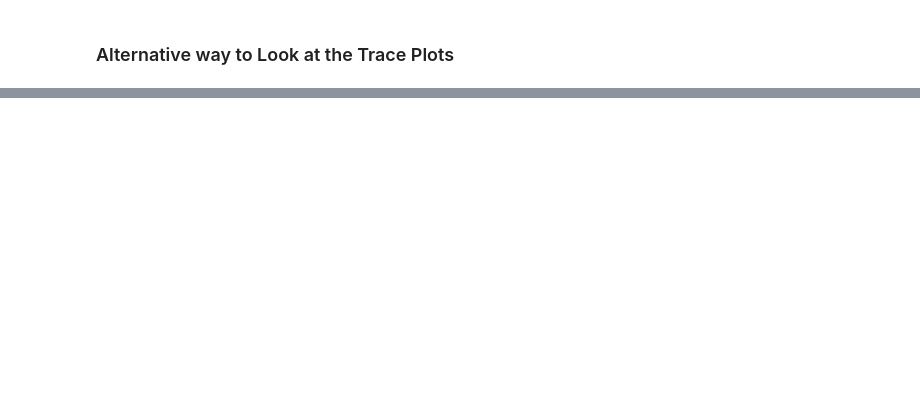
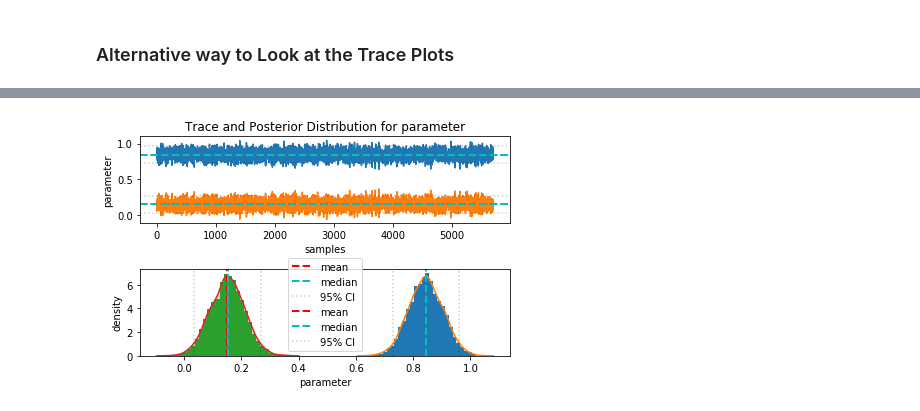
Before and after one commit to ahotaling/STAT_330_Project, a Jupyter notebook: Notebooks/Bayesian_Model_Exploration.ipynb, the cells around one changed output, grey strips where cells are left out. Cells and saved outputs as stored; diff of their text form; code cells hidden in the pictures; blank space fills up the shorter version.

Commit message:
Fixed trace plot for phi

```diff
--- a/Notebooks/Bayesian_Model_Exploration.ipynb
+++ b/Notebooks/Bayesian_Model_Exploration.ipynb
@@ -262,7 +265,8 @@ alpha_mean, sigma_mean, df_phi_0_0_mean, df_phi_0_1_mean = df['mean']['alpha[0]'
 # %%
 alpha = fit['alpha']
 sigma = fit['sigma']
-phi = fit['phi']
+phi1 = [fit['phi'][i][0][0] for i in range(len(sigma))]
+phi2 = [fit['phi'][i][0][1] for i in range(len(sigma))]
 lp = fit['lp__']
 # %% [markdown]
 ### Alternative way to Look at the Trace Plots
@@ -277,5 +281,9 @@ plot_trace(sigma)
 # %%
 ## I can't get this to work for phi
+plot_trace(phi1)
+plot_trace(phi2)
+# %% [output]
+[figure, added]
 # %%
 plot_trace(lp)
 # %% [output]
```
Also changed, not shown: parts of 8 cells of this notebook.
